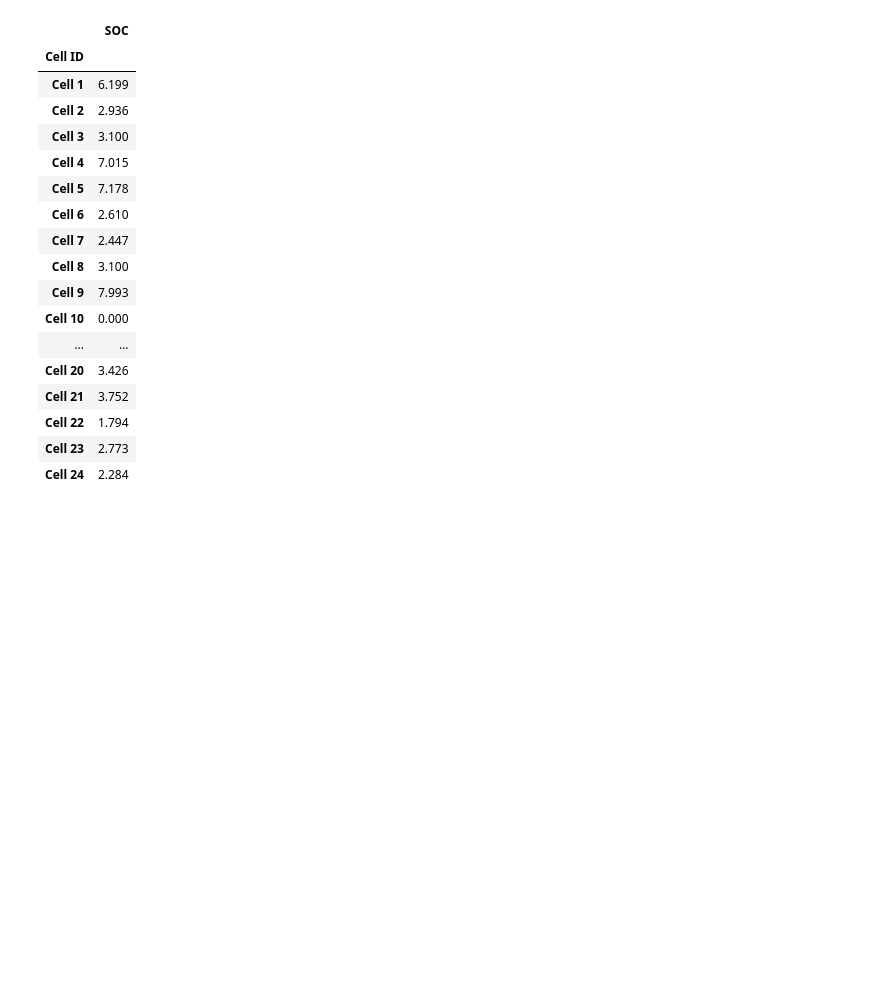
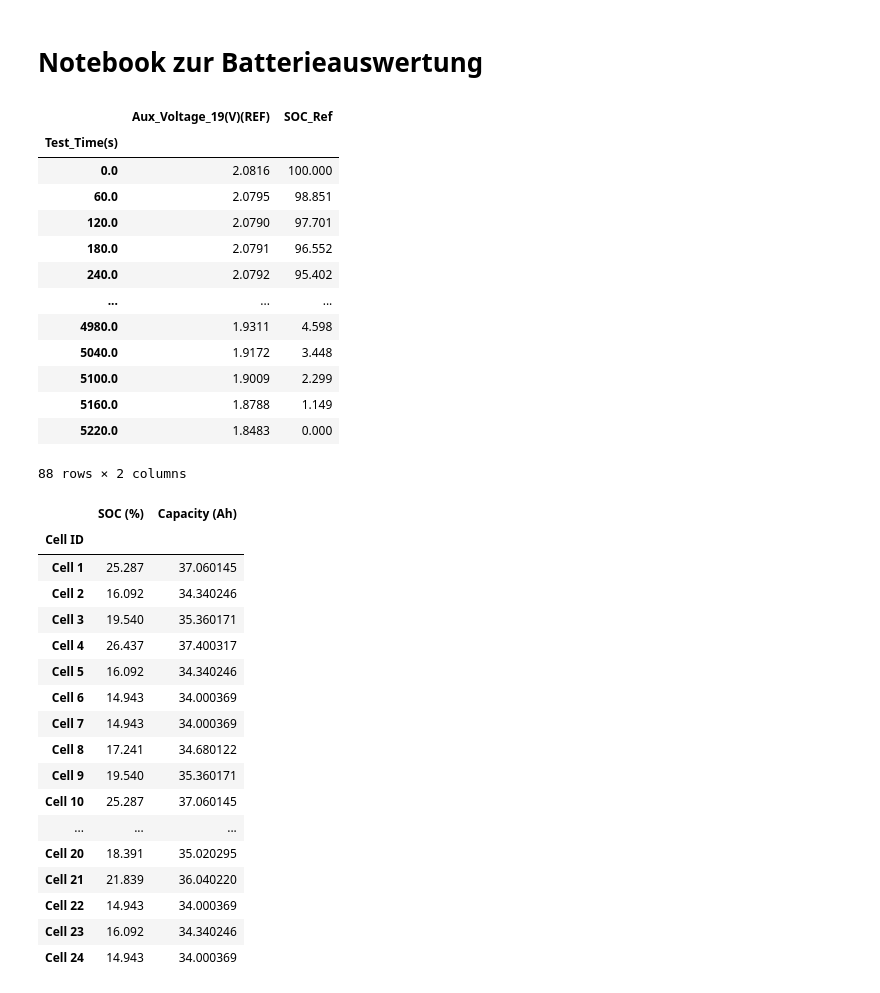
Before and after one commit to PhilHem/PyBatPredictor, a Jupyter notebook: Notebook.ipynb, the cells around one changed output. Saved outputs shown, nothing was run; the diff lists cells and outputs as text; code cells hidden in the pictures; blank space fills up the shorter version.

```diff
--- a/Notebook.ipynb
+++ b/Notebook.ipynb
@@ -2,6 +2,8 @@
 from main import *
 import pandas as pd
 %matplotlib widget
+# %% [markdown]
+# Notebook zur Batterieauswertung
 # %%
 
 
@@ -17,29 +19,54 @@ dfx = df1.append(df2).append(df3).sort_values(by="Date_Time")
 dfx = dfx.set_index(["Date_Time"])
 
 dfx2 = dfx
+# %%
+capacity_test_list = []
+capacity_test_list.append(isolate_step_index_in_timeinterval(dfx, "2021-01-22","2021-01-28",13))
+capacity_test_list.append(isolate_step_index_in_timeinterval(dfx, "2021-02-01","2021-02-05",13))
+capacity_test_list.append(isolate_step_index_in_timeinterval(dfx, "2021-03-08","2021-03-15",14))
+capacity_test_list.append(isolate_step_index_in_timeinterval(dfx, "2021-03-24","2021-03-28",14))
+capacity_test_list.append(isolate_step_index_in_timeinterval(dfx, "2021-04-14","2021-04-19",16))
+capacity_test_list.append(isolate_step_index_in_timeinterval(dfx, "2021-04-24","2021-04-30",16))
 # %%
-df1 = isolate_step_index_in_timeinterval(dfx, "2021-01-22","2021-01-28",13)
+df1 = capacity_test_list[-1]
 df1 = trim_to_cutoff_voltage(df1,1.8)
-plot_cell_voltages(df1)
-get_SOC_reference(df1)
-get_final_SOC(df1)
+#plot_cell_voltages(df1)
+display(get_SOC_reference(df1))
+display(get_final_SOC(df1))
+for i in capacity_test_list:
+    i = trim_to_cutoff_voltage(i,1.8)
+    plot_cell_voltages(i)
 # %% [output]
-|  | SOC |
-| Cell ID |  |
-| Cell 1 | 6.199 |
-| Cell 2 | 2.936 |
-| Cell 3 | 3.100 |
-| Cell 4 | 7.015 |
-| Cell 5 | 7.178 |
-| Cell 6 | 2.610 |
-| Cell 7 | 2.447 |
-| Cell 8 | 3.100 |
-| Cell 9 | 7.993 |
-| Cell 10 | 0.000 |
-| ... | ... |
-| Cell 20 | 3.426 |
-| Cell 21 | 3.752 |
-| Cell 22 | 1.794 |
-| Cell 23 | 2.773 |
-| Cell 24 | 2.284 |
+|  | Aux_Voltage_19(V)(REF) | SOC_Ref |
+| Test_Time(s) |  |  |
+| 0.0 | 2.0816 | 100.000 |
+| 60.0 | 2.0795 | 98.851 |
+| 120.0 | 2.0790 | 97.701 |
+| 180.0 | 2.0791 | 96.552 |
+| 240.0 | 2.0792 | 95.402 |
+| ... | ... | ... |
+| 4980.0 | 1.9311 | 4.598 |
+| 5040.0 | 1.9172 | 3.448 |
+| 5100.0 | 1.9009 | 2.299 |
+| 5160.0 | 1.8788 | 1.149 |
+| 5220.0 | 1.8483 | 0.000 |
+88 rows × 2 columns
+|  | SOC (%) | Capacity (Ah) |
+| Cell ID |  |  |
+| Cell 1 | 25.287 | 37.060145 |
+| Cell 2 | 16.092 | 34.340246 |
+| Cell 3 | 19.540 | 35.360171 |
+| Cell 4 | 26.437 | 37.400317 |
+| Cell 5 | 16.092 | 34.340246 |
+| Cell 6 | 14.943 | 34.000369 |
+| Cell 7 | 14.943 | 34.000369 |
+| Cell 8 | 17.241 | 34.680122 |
+| Cell 9 | 19.540 | 35.360171 |
+| Cell 10 | 25.287 | 37.060145 |
+| ... | ... | ... |
+| Cell 20 | 18.391 | 35.020295 |
+| Cell 21 | 21.839 | 36.040220 |
+| Cell 22 | 14.943 | 34.000369 |
+| Cell 23 | 16.092 | 34.340246 |
+| Cell 24 | 14.943 | 34.000369 |
 [figure]
```
Also changed, not shown: parts of 2 cells of this notebook, 1 other file.
